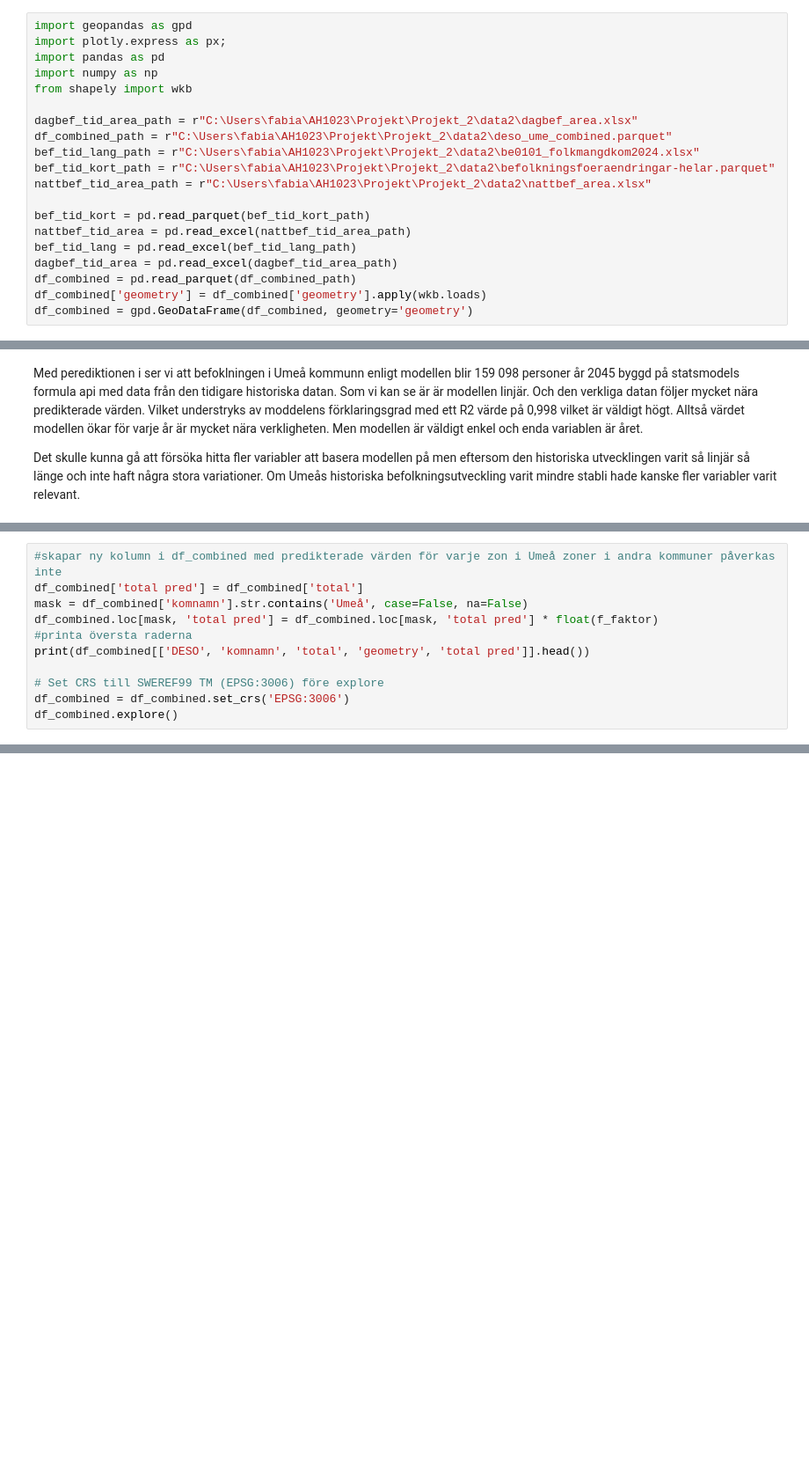
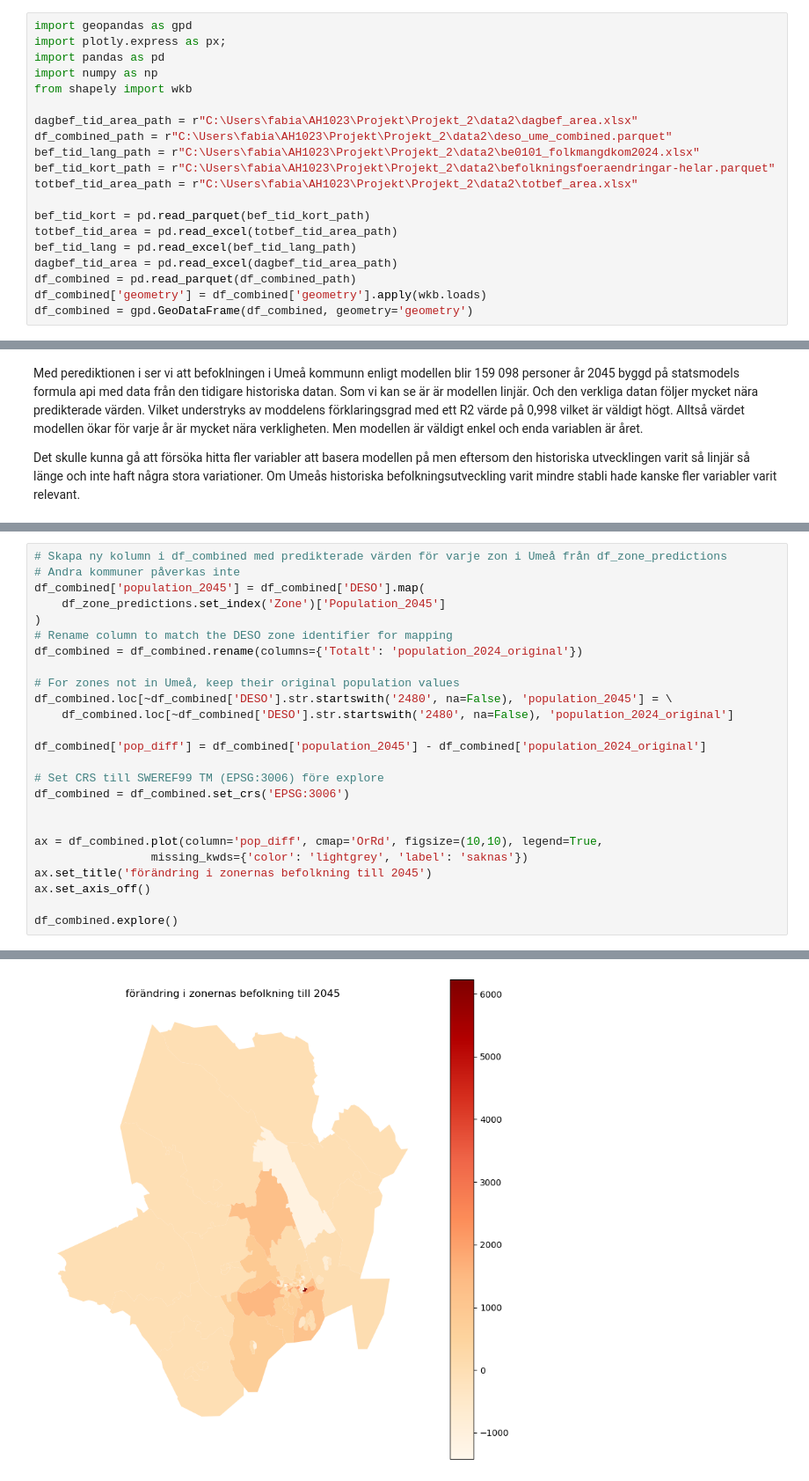
Before and after one commit to oneblodyemu/AH1023-Projekt, a Jupyter notebook: Projekt/Projekt_2/notebookprojekt2framtidsscenario.ipynb, the cells around one changed output, grey strips where cells are left out. Shown at 88% size. Saved outputs shown, nothing was run; the diff lists cells and outputs as text; blank space fills up the shorter version.

```diff
--- a/Projekt/Projekt_2/notebookprojekt2framtidsscenario.ipynb
+++ b/Projekt/Projekt_2/notebookprojekt2framtidsscenario.ipynb
@@ -24,10 +24,10 @@ dagbef_tid_area_path = r"C:\Users\fabia\AH1023\Projekt\Projekt_2\data2\dagbef_ar
 df_combined_path = r"C:\Users\fabia\AH1023\Projekt\Projekt_2\data2\deso_ume_combined.parquet"
 bef_tid_lang_path = r"C:\Users\fabia\AH1023\Projekt\Projekt_2\data2\be0101_folkmangdkom2024.xlsx"
 bef_tid_kort_path = r"C:\Users\fabia\AH1023\Projekt\Projekt_2\data2\befolkningsfoeraendringar-helar.parquet"
-nattbef_tid_area_path = r"C:\Users\fabia\AH1023\Projekt\Projekt_2\data2\nattbef_area.xlsx"
+totbef_tid_area_path = r"C:\Users\fabia\AH1023\Projekt\Projekt_2\data2\totbef_area.xlsx"
 
 bef_tid_kort = pd.read_parquet(bef_tid_kort_path)
-nattbef_tid_area = pd.read_excel(nattbef_tid_area_path)
+totbef_tid_area = pd.read_excel(totbef_tid_area_path)
 bef_tid_lang = pd.read_excel(bef_tid_lang_path)
 dagbef_tid_area = pd.read_excel(dagbef_tid_area_path)
 df_combined = pd.read_parquet(df_combined_path)
@@ -175,12 +280,26 @@ Koden här tar befolkningsvärdet för 2024 och det predikerade värdet för 204
 # %%
-#skapar ny kolumn i df_combined med predikterade värden för varje zon i Umeå zoner i andra kommuner påverkas inte
-df_combined['total pred'] = df_combined['total']
-mask = df_combined['komnamn'].str.contains('Umeå', case=False, na=False)
-df_combined.loc[mask, 'total pred'] = df_combined.loc[mask, 'total pred'] * float(f_faktor)
-#printa översta raderna
-print(df_combined[['DESO', 'komnamn', 'total', 'geometry', 'total pred']].head())
+# Skapa ny kolumn i df_combined med predikterade värden för varje zon i Umeå från df_zone_predictions
+# Andra kommuner påverkas inte
+df_combined['population_2045'] = df_combined['DESO'].map(
+    df_zone_predictions.set_index('Zone')['Population_2045']
+)
+# Rename column to match the DESO zone identifier for mapping
+df_combined = df_combined.rename(columns={'Totalt': 'population_2024_original'})
+
+# For zones not in Umeå, keep their original population values
+df_combined.loc[~df_combined['DESO'].str.startswith('2480', na=False), 'population_2045'] = \
+    df_combined.loc[~df_combined['DESO'].str.startswith('2480', na=False), 'population_2024_original']
+
+df_combined['pop_diff'] = df_combined['population_2045'] - df_combined['population_2024_original']
 
 # Set CRS till SWEREF99 TM (EPSG:3006) före explore
 df_combined = df_combined.set_crs('EPSG:3006')
+
+
+ax = df_combined.plot(column='pop_diff', cmap='OrRd', figsize=(10,10), legend=True,
+                 missing_kwds={'color': 'lightgrey', 'label': 'saknas'})
+ax.set_title('förändring i zonernas befolkning till 2045')
+ax.set_axis_off()
+
 df_combined.explore()
 # %% [output]
@@ -200 +306,2 @@ df_combined.explore()
 [interactive output not drawn]
+[figure, added]
```
Also changed, not shown: parts of 11 cells of this notebook, 1 other file.
